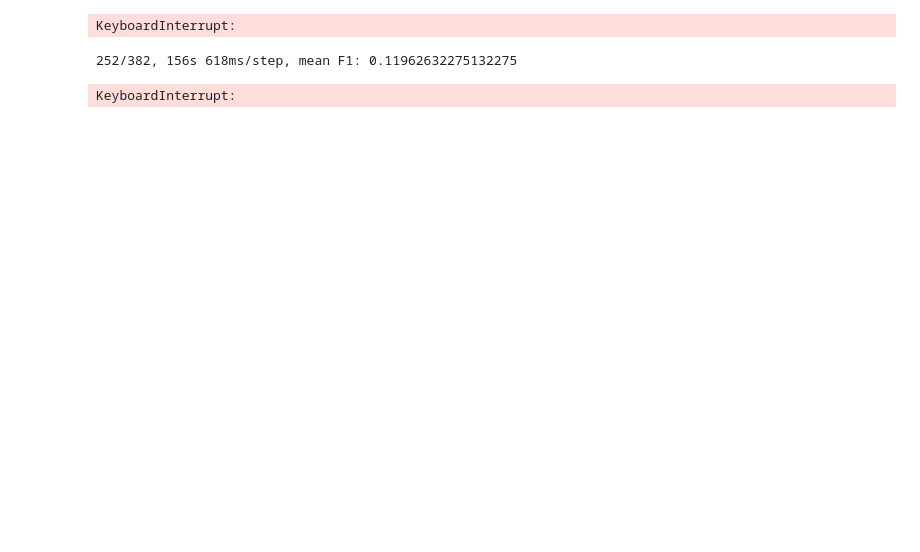
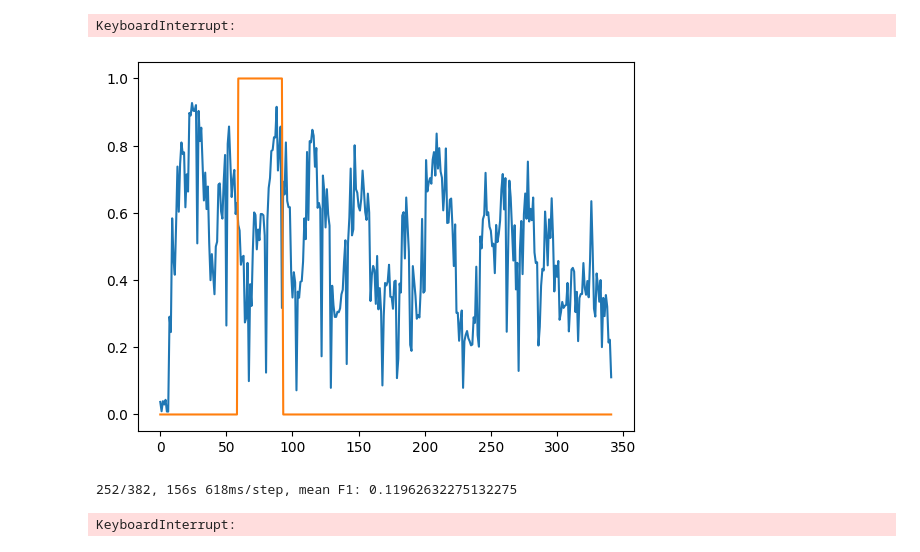
Before and after one commit to RiccardoSpolaor/Question-Answering, a Jupyter notebook: main_trainer_redone.ipynb, the cells around one changed output. Saved outputs shown, nothing was run; the diff lists cells and outputs as text; code cells hidden in the pictures; blank space fills up the shorter version.

Commit message:
Add feature importance visualization

```diff
--- a/main_trainer_redone.ipynb
+++ b/main_trainer_redone.ipynb
@@ -601,3 +601,23 @@ a
+# %%
+def show_token_importances(model, question, passage, span_start, span_end, history=None):
+
+    token_importances = model.compute_token_importances(passage, question, span_start, span_end, history)
+
+    y = np.zeros(shape=(token_importances.shape[1],))
+
+    y[span_start : span_end] = 1
+
+
+
+    plt.plot(token_importances.cpu().detach()[0])
+    plt.plot(y)
+
+    plt.show()
+# %%
+r = test_df.iloc[0]
+show_token_importances(M2, r['question'], r['story'], r['answer_span_start'],  r['answer_span_end'])
+# %% [output]
+[figure, added]
 # %%
 '''from utils.squad import validate
 
```
Also changed, not shown: parts of 6 cells of this notebook, 1 other file.
